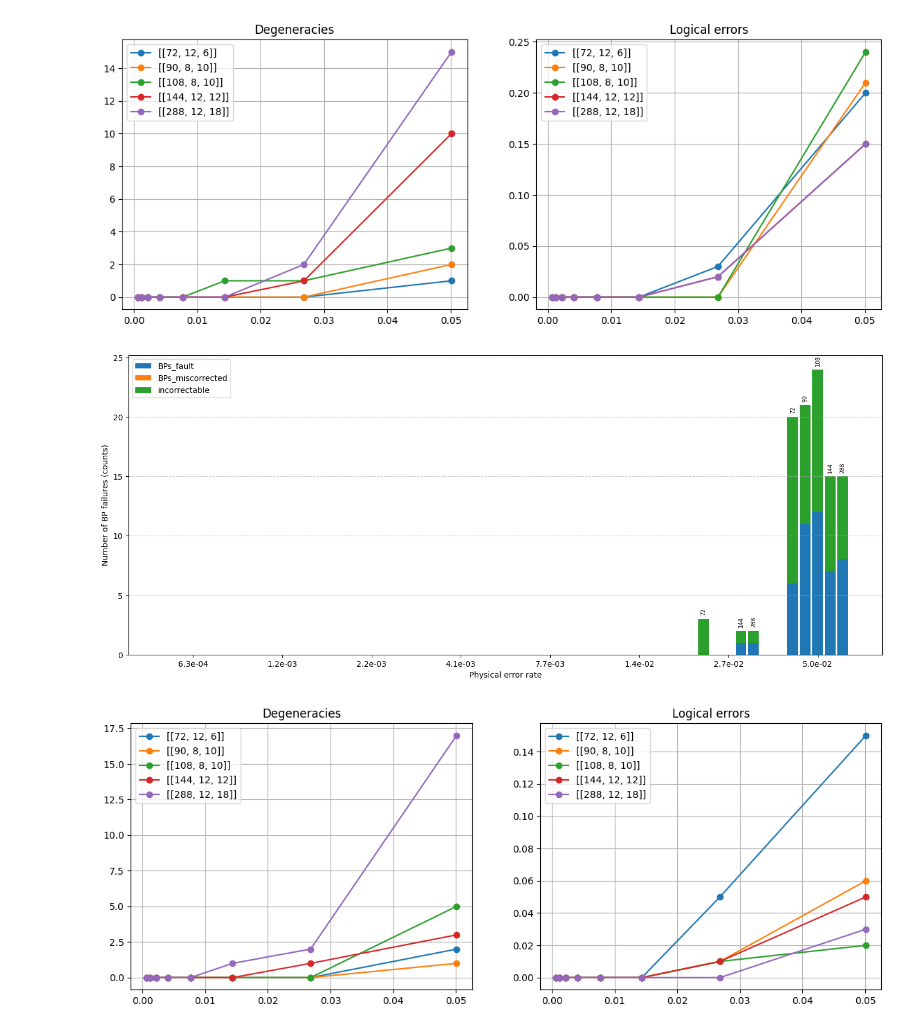
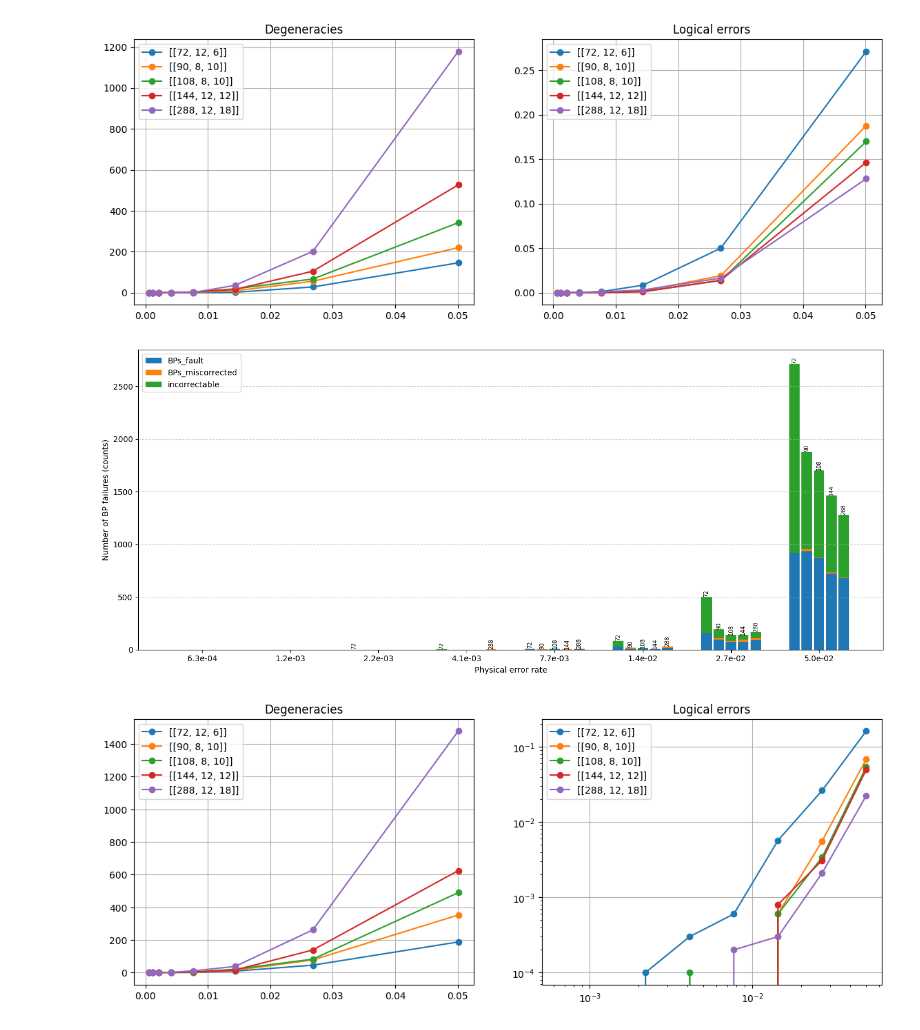
Before and after one commit to michelebanfi/qLDPC, a Jupyter notebook: notebooks/degeneracyCount.ipynb, the cells around one changed output. Drawn from its saved outputs; the diff is of its cells as text; code cells hidden in the pictures.

```diff
--- a/notebooks/degeneracyCount.ipynb
+++ b/notebooks/degeneracyCount.ipynb
@@ -17,7 +17,7 @@ codes = [
     "[[288, 12, 18]]",
 ]
 
-trials = 100
+trials = 10000
 physicalErrorRates = np.logspace(-3.2, -1.3, 8)
 results_BP = {}
 # %%
@@ -114,7 +118,7 @@ for name in results_BP:
     axes[1].legend()
     axes[1].set_title('Logical errors')
 # %% [output]
-[figure, old version]
+[figure, new version]
 # %%
 names = codes  # preserve the original order used to build `results`
 code_labels = ['72', '90', '108', '144', '288']  # n values for labeling
@@ -160,7 +164,7 @@ plt.legend(loc='upper left')
 plt.tight_layout()
 plt.show()
 # %% [output]
-[figure, old version]
+[figure, new version]
 # %%
 results_OSD = {}
 
@@ -246,19 +252,21 @@ for code in tqdm.tqdm(codes):
 # %%
 fig, axes = plt.subplots(1, 2, figsize=(14, 5))
 
 for name in results_OSD:
     axes[0].plot(physicalErrorRates, results_OSD[name]['degeneracies'], label=name, marker='o')
     axes[0].grid(True)
     axes[0].legend()
     axes[0].set_title('Degeneracies')
 
 for name in results_OSD:
     axes[1].plot(physicalErrorRates, results_OSD[name]['ler'], label=name, marker='o')
     axes[1].grid(True)
     axes[1].legend()
+    axes[1].set_yscale('log')
+    axes[1].set_xscale('log')
     axes[1].set_title('Logical errors')
 # %% [output]
-[figure, old version]
+[figure, new version]
 # %%
 plt.figure(figsize=(14, 6))
 for i, name in enumerate(names):
```
Also changed, not shown: parts of 6 cells of this notebook, 4 other files.
